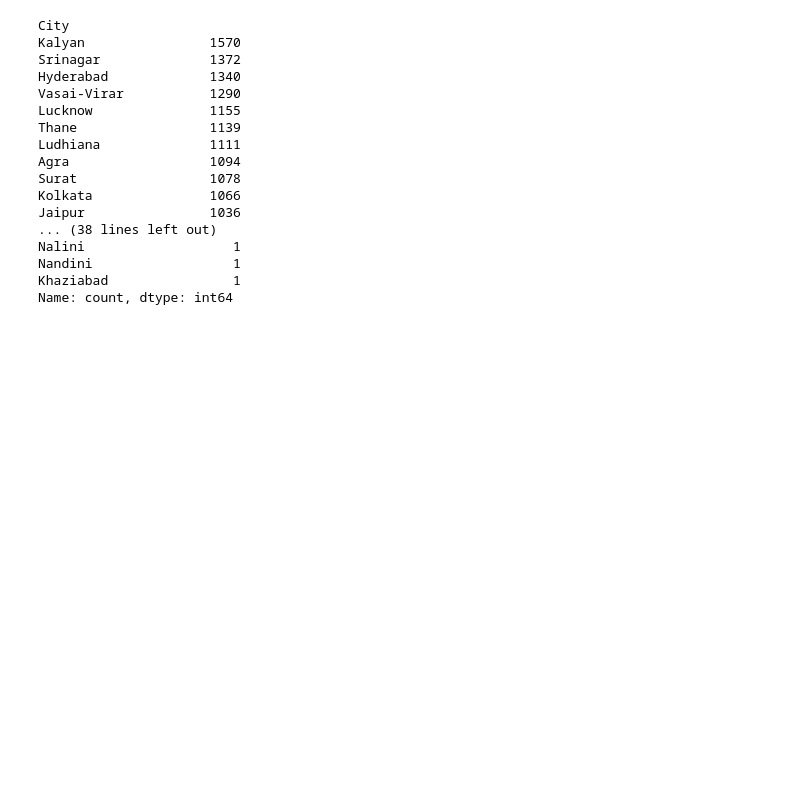
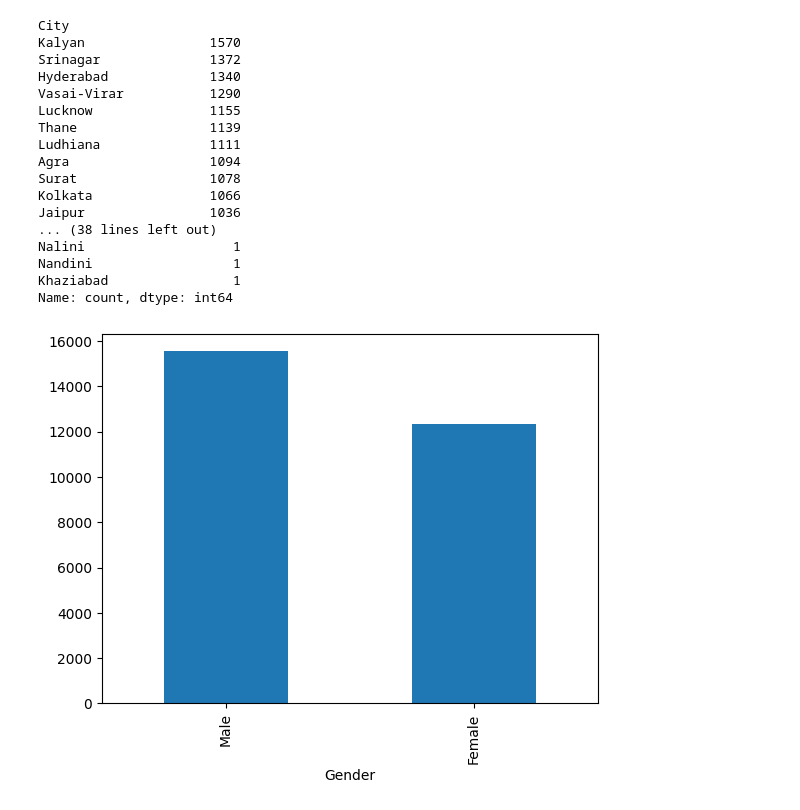
Before and after one commit to lalitkrchoudhary/gen_ai, a Jupyter notebook: o.ipynb, the cells around one changed output. Saved outputs shown, nothing was run; the diff lists cells and outputs as text; code cells hidden in the pictures; blank space fills up the shorter version.

```diff
--- a/o.ipynb
+++ b/o.ipynb
@@ -414,3 +414,11 @@ Nalini                   1
 Nandini                  1
 Khaziabad                1
 Name: count, dtype: int64
+# %%
+
+import matplotlib.pyplot as plt
+
+df["Gender"].value_counts().plot(kind="bar")
+plt.show()
+# %% [output]
+[figure, added]
```
Also changed, not shown: parts of 3 cells of this notebook.
